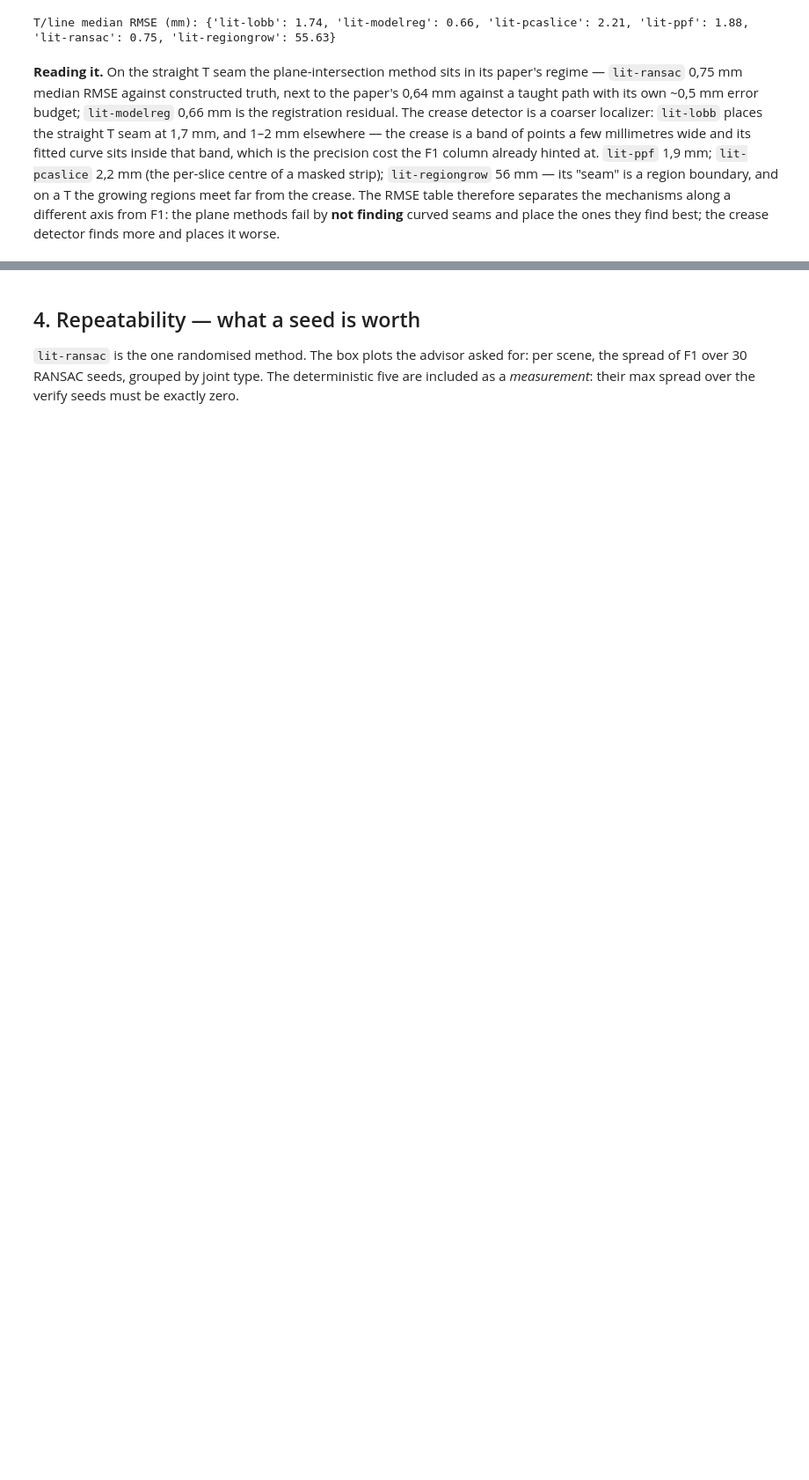
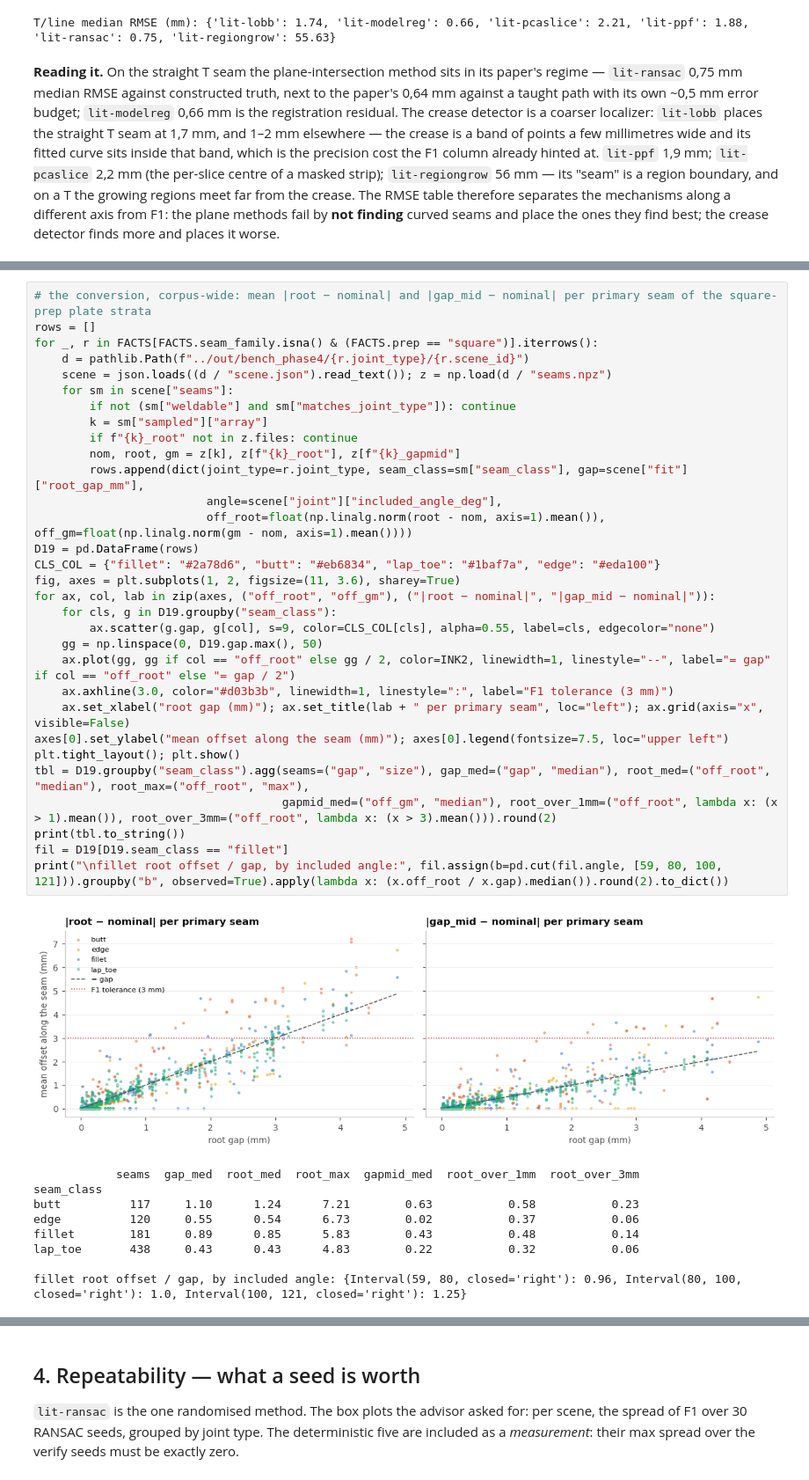
Before and after one commit to amnessa/welding_cell_ws, a Jupyter notebook: weld_generator/notebooks/14_phase4_results.ipynb, the cells around one changed output, grey strips where cells are left out. Shown at 88% size. Cells and saved outputs as stored; diff of their text form; blank space fills up the shorter version.

```diff
--- a/weld_generator/notebooks/14_phase4_results.ipynb
+++ b/weld_generator/notebooks/14_phase4_results.ipynb
@@ -312,0 +373,41 @@ detector finds more and places it worse.
+# %%
+# the conversion, corpus-wide: mean |root − nominal| and |gap_mid − nominal| per primary seam of the square-prep plate strata
+rows = []
+for _, r in FACTS[FACTS.seam_family.isna() & (FACTS.prep == "square")].iterrows():
+    d = pathlib.Path(f"../out/bench_phase4/{r.joint_type}/{r.scene_id}")
+    scene = json.loads((d / "scene.json").read_text()); z = np.load(d / "seams.npz")
+    for sm in scene["seams"]:
+        if not (sm["weldable"] and sm["matches_joint_type"]): continue
+        k = sm["sampled"]["array"]
+        if f"{k}_root" not in z.files: continue
+        nom, root, gm = z[k], z[f"{k}_root"], z[f"{k}_gapmid"]
+        rows.append(dict(joint_type=r.joint_type, seam_class=sm["seam_class"], gap=scene["fit"]["root_gap_mm"],
+                         angle=scene["joint"]["included_angle_deg"],
+                         off_root=float(np.linalg.norm(root - nom, axis=1).mean()), off_gm=float(np.linalg.norm(gm - nom, axis=1).mean())))
+D19 = pd.DataFrame(rows)
+CLS_COL = {"fillet": "#2a78d6", "butt": "#eb6834", "lap_toe": "#1baf7a", "edge": "#eda100"}
+fig, axes = plt.subplots(1, 2, figsize=(11, 3.6), sharey=True)
+for ax, col, lab in zip(axes, ("off_root", "off_gm"), ("|root − nominal|", "|gap_mid − nominal|")):
+    for cls, g in D19.groupby("seam_class"):
+        ax.scatter(g.gap, g[col], s=9, color=CLS_COL[cls], alpha=0.55, label=cls, edgecolor="none")
+    gg = np.linspace(0, D19.gap.max(), 50)
+    ax.plot(gg, gg if col == "off_root" else gg / 2, color=INK2, linewidth=1, linestyle="--", label="= gap" if col == "off_root" else "= gap / 2")
+    ax.axhline(3.0, color="#d03b3b", linewidth=1, linestyle=":", label="F1 tolerance (3 mm)")
+    ax.set_xlabel("root gap (mm)"); ax.set_title(lab + " per primary seam", loc="left"); ax.grid(axis="x", visible=False)
+axes[0].set_ylabel("mean offset along the seam (mm)"); axes[0].legend(fontsize=7.5, loc="upper left")
+plt.tight_layout(); plt.show()
+tbl = D19.groupby("seam_class").agg(seams=("gap", "size"), gap_med=("gap", "median"), root_med=("off_root", "median"), root_max=("off_root", "max"),
+                                    gapmid_med=("off_gm", "median"), root_over_1mm=("off_root", lambda x: (x > 1).mean()), root_over_3mm=("off_root", lambda x: (x > 3).mean())).round(2)
+print(tbl.to_string())
+fil = D19[D19.seam_class == "fillet"]
+print("\nfillet root offset / gap, by included angle:", fil.assign(b=pd.cut(fil.angle, [59, 80, 100, 121])).groupby("b", observed=True).apply(lambda x: (x.off_root / x.gap).median()).round(2).to_dict())
+# %% [output]
+[figure, added]
+            seams  gap_med  root_med  root_max  gapmid_med  root_over_1mm  root_over_3mm
+seam_class
+butt          117     1.10      1.24      7.21        0.63           0.58           0.23
+edge          120     0.55      0.54      6.73        0.02           0.37           0.06
+fillet        181     0.89      0.85      5.83        0.43           0.48           0.14
+lap_toe       438     0.43      0.43      4.83        0.22           0.32           0.06
+
+fillet root offset / gap, by included angle: {Interval(59, 80, closed='right'): 0.96, Interval(80, 100, closed='right'): 1.0, Interval(100, 121, closed='right'): 1.25}
```
Also changed, not shown: parts of 4 cells of this notebook, 7 other files.
